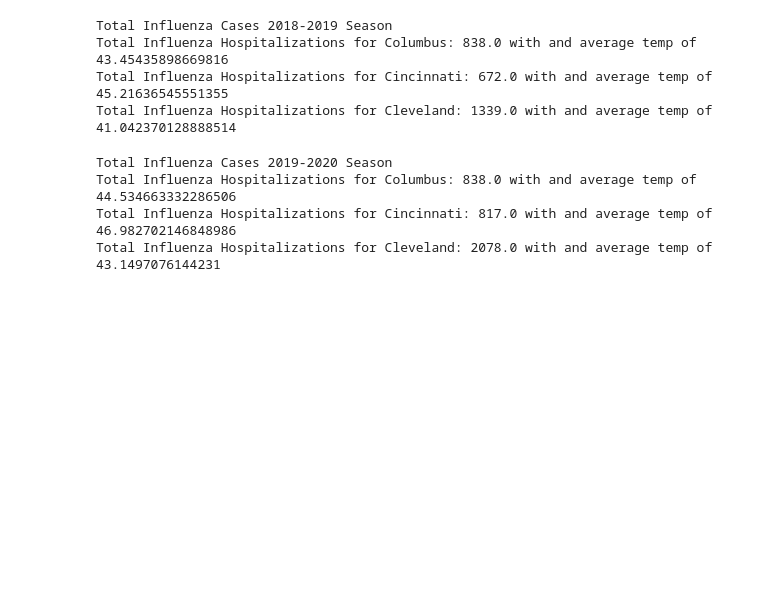
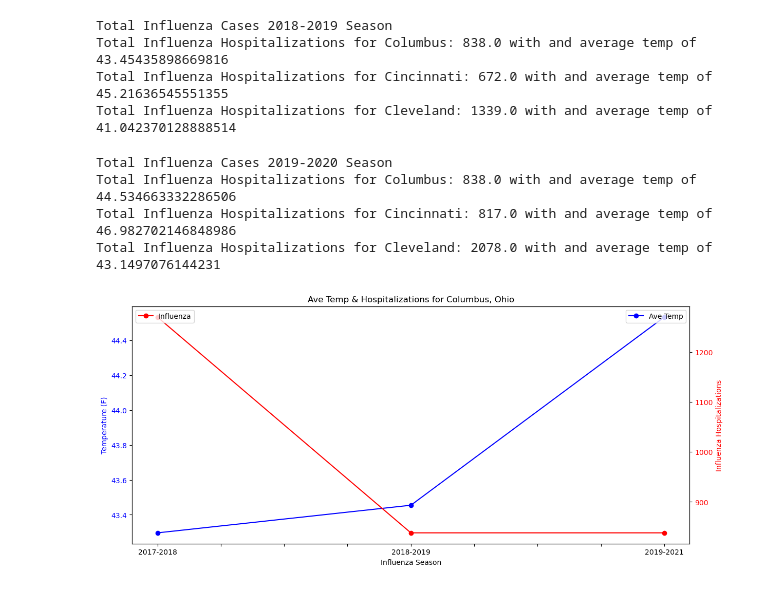
Before and after one commit to brian-campbell/ai-bootcamp-project-1, a Jupyter notebook: project-1-mike-2.ipynb, the cells around one changed output. Cells and saved outputs as stored; diff of their text form; code cells hidden in the pictures; blank space fills up the shorter version.

Commit message:
fixed charts

```diff
--- a/project-1-mike-2.ipynb
+++ b/project-1-mike-2.ipynb
@@ -546,3 +546,45 @@ Total Influenza Cases 2019-2020 Season
 Total Influenza Hospitalizations for Columbus: 838.0 with and average temp of 44.534663332286506
 Total Influenza Hospitalizations for Cincinnati: 817.0 with and average temp of 46.982702146848986
 Total Influenza Hospitalizations for Cleveland: 2078.0 with and average temp of 43.1497076144231
+# %%
+columbus_temps = [columbus_2017_2018_ave_temp,columbus_2018_2019_ave_temp,columbus_2019_2020_ave_temp]
+cincinnati_temps = [cincinnati_2017_2018_ave_temp,cincinnati_2018_2019_ave_temp,cincinnati_2019_2020_ave_temp]
+cleveland_temps = [cleveland_2017_2018_ave_temp,cleveland_2018_2019_ave_temp,cleveland_2019_2020_ave_temp]
+columbus_influenza = [columbus_2017_2018,columbus_2018_2019,columbus_2019_2020]
+cincinnati_influenza = [cincinnati_2017_2018,cincinnati_2018_2019,cincinnati_2019_2020]
+cleveland_influenza = [cleveland_2017_2018,cleveland_2018_2019,cleveland_2019_2020]
+# %%
+df_condensed = pd.DataFrame({'columbus_influenza':columbus_influenza,'cincinnati_influenza':cincinnati_influenza,'cleveland_influenza':cleveland_influenza,
+                             'columbus_temps':columbus_temps,'cincinnati_temps':cincinnati_temps,'cleveland_temps':cleveland_temps})
+# %%
+# create a lot with both average temp and hospitalizations for Columbus
+fig, ax1 = plt.subplots(figsize=(14, 6))
+
+# Plot average temp on first y axis
+ax1.plot(df_condensed['columbus_temps'], color='b', marker='o',label='Ave Temp')
+ax1.set_xlabel('Influenza Season')
+ax1.set_ylabel('Temperature (F)', color='b')
+ax1.tick_params(axis='y', labelcolor='b')
+
+
+# plot influenza on sencond y axis
+ax2 = ax1.twinx()
+ax2.plot(df_condensed['columbus_influenza'], color='r', marker='o',  label='Influenza')
+ax2.set_ylabel('Influenza Hospitalizations', color='r')
+ax2.tick_params(axis='y', labelcolor='r')
+
+# Add legends
+ax1.legend(loc='upper right')
+ax2.legend(loc='upper left')
+
+# Set custom x-axis labels
+custom_labels = ["",'2017-2018', "","","",'2018-2019', "","","",'2019-2021']
+ax1.set_xticklabels(custom_labels)
+
+# Add a title
+plt.title('Ave Temp & Hospitalizations for Columbus, Ohio')
+
+# Show the plot
+plt.show()
+# %% [output]
+[figure, added]
```
Also changed, not shown: parts of 5 cells of this notebook.
